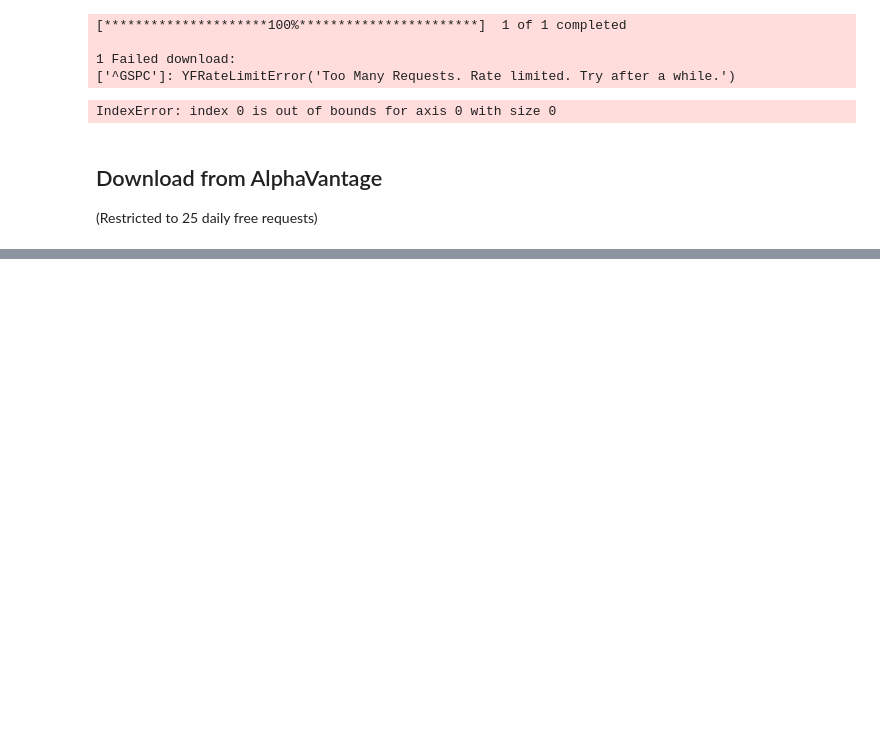
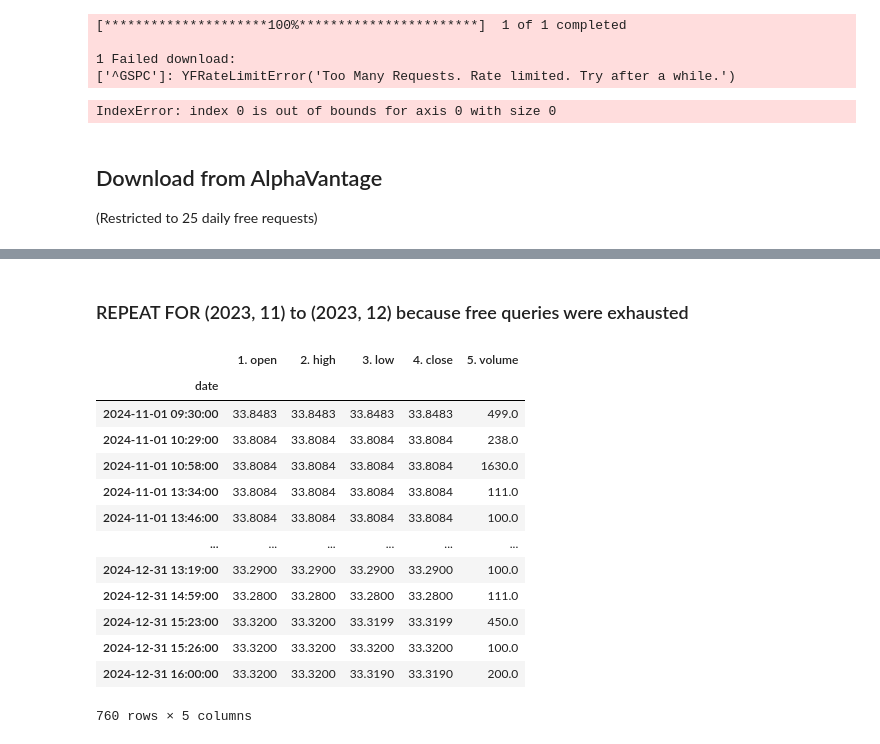
Before and after one commit to paulruesing/hybrid-rl-index-trading, a Jupyter notebook: notebooks/data_pull_dev.ipynb, the cells around one changed output, grey strips where cells are left out. Drawn from its saved outputs; the diff is of its cells as text; code cells hidden in the pictures; blank space fills up the shorter version.

```diff
--- a/notebooks/data_pull_dev.ipynb
+++ b/notebooks/data_pull_dev.ipynb
@@ -242,0 +235,22 @@ search_results =
+# %% [markdown]
+### REPEAT FOR (2023, 11) to (2023, 12) because free queries were exhausted
+# %%
+price_frame = pd.read_csv(MINUTELY_PRICES / "20250507 16_49_07 DAX 4. close price data 2024-11-01 to 2024-12-31.csv")
+price_frame['date'] = pd.to_datetime(price_frame['date'])
+price_frame.set_index('date', inplace=True)
+price_frame.drop_duplicates()
+# %% [output]
+|  | 1. open | 2. high | 3. low | 4. close | 5. volume |
+| date |  |  |  |  |  |
+| 2024-11-01 09:30:00 | 33.8483 | 33.8483 | 33.8483 | 33.8483 | 499.0 |
+| 2024-11-01 10:29:00 | 33.8084 | 33.8084 | 33.8084 | 33.8084 | 238.0 |
+| 2024-11-01 10:58:00 | 33.8084 | 33.8084 | 33.8084 | 33.8084 | 1630.0 |
+| 2024-11-01 13:34:00 | 33.8084 | 33.8084 | 33.8084 | 33.8084 | 111.0 |
+| 2024-11-01 13:46:00 | 33.8084 | 33.8084 | 33.8084 | 33.8084 | 100.0 |
+| ... | ... | ... | ... | ... | ... |
+| 2024-12-31 13:19:00 | 33.2900 | 33.2900 | 33.2900 | 33.2900 | 100.0 |
+| 2024-12-31 14:59:00 | 33.2800 | 33.2800 | 33.2800 | 33.2800 | 111.0 |
+| 2024-12-31 15:23:00 | 33.3200 | 33.3200 | 33.3199 | 33.3199 | 450.0 |
+| 2024-12-31 15:26:00 | 33.3200 | 33.3200 | 33.3200 | 33.3200 | 100.0 |
+| 2024-12-31 16:00:00 | 33.3200 | 33.3200 | 33.3190 | 33.3190 | 200.0 |
+760 rows × 5 columns
```
Also changed, not shown: parts of 9 cells of this notebook.
